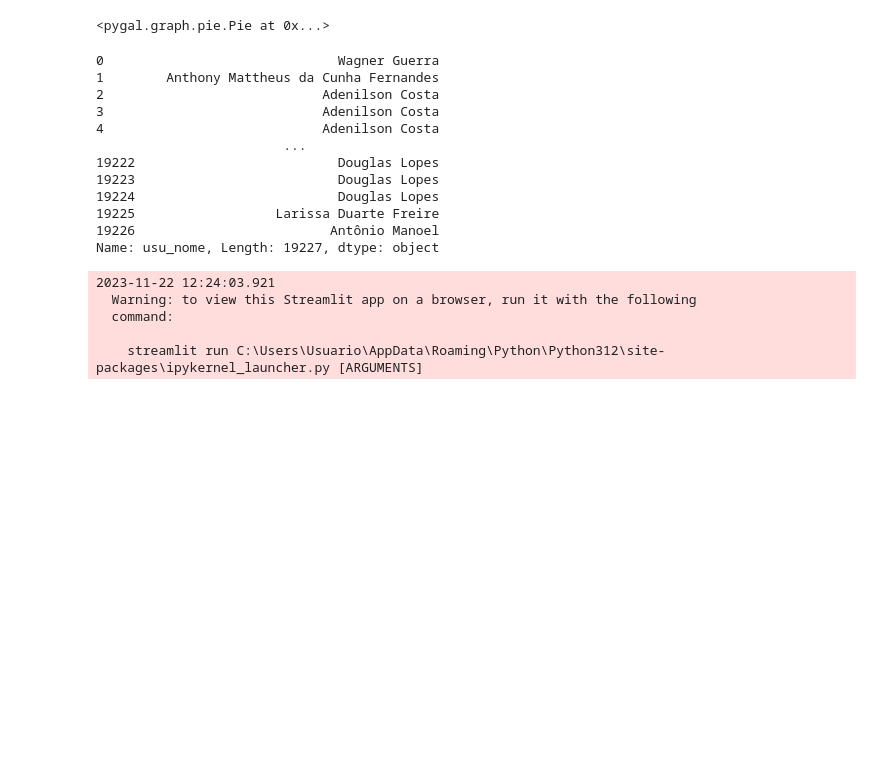
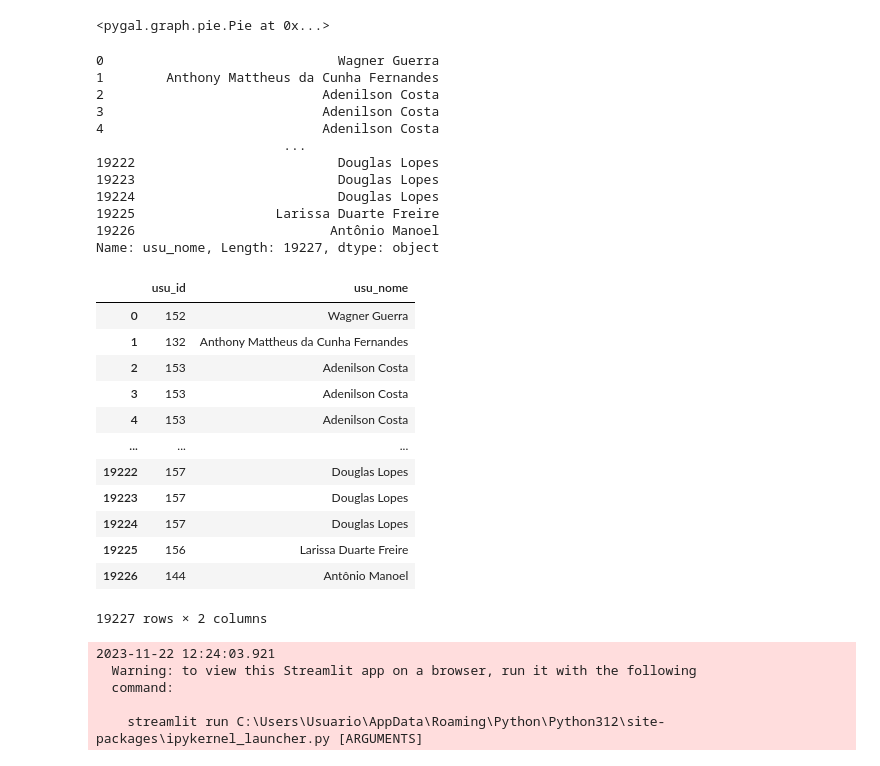
Before and after one commit to alisson002/Dashboard-TN, a Jupyter notebook: graficosPython.ipynb, the cells around one changed output. Drawn from its saved outputs; the diff is of its cells as text; code cells hidden in the pictures; blank space fills up the shorter version.

```diff
--- a/graficosPython.ipynb
+++ b/graficosPython.ipynb
@@ -271,33 +271,48 @@ ModuleNotFoundError: No module named 'cairosvg'
 # Recebe a tabela com as notícias
 df_noticias = pd.read_csv('tabelas/noticias online/noticiasOnline.csv', low_memory=False)
 
 df_reporter = pd.read_csv('tabelas/noticias online/usuarios.csv')
 
 # print(df_noticias['usu_id_fk'])
 # print(df_reporter[['usu_id', 'usu_nome']])
 
 ids_noticias = df_noticias['usu_id_fk']
 ids_reporter = df_reporter[['usu_id', 'usu_nome']]
 
 ids_noticias = ids_noticias.rename('usu_id')
 #print(ids_noticias)
 
 merge_ids_reporterNoticias = pd.merge(ids_noticias, ids_reporter, on='usu_id', how='left')
 
 print(merge_ids_reporterNoticias['usu_nome'])
+
+merge_ids_reporterNoticias
 # %% [output]
 0                              Wagner Guerra
 1        Anthony Mattheus da Cunha Fernandes
 2                            Adenilson Costa
 3                            Adenilson Costa
 4                            Adenilson Costa
                         ...
 19222                          Douglas Lopes
 19223                          Douglas Lopes
 19224                          Douglas Lopes
 19225                  Larissa Duarte Freire
 19226                         Antônio Manoel
 Name: usu_nome, Length: 19227, dtype: object
+|  | usu_id | usu_nome |
+| 0 | 152 | Wagner Guerra |
+| 1 | 132 | Anthony Mattheus da Cunha Fernandes |
+| 2 | 153 | Adenilson Costa |
+| 3 | 153 | Adenilson Costa |
+| 4 | 153 | Adenilson Costa |
+| ... | ... | ... |
+| 19222 | 157 | Douglas Lopes |
+| 19223 | 157 | Douglas Lopes |
+| 19224 | 157 | Douglas Lopes |
+| 19225 | 156 | Larissa Duarte Freire |
+| 19226 | 144 | Antônio Manoel |
+19227 rows × 2 columns
 # %%
 import streamlit as st
 import pygal
```
Also changed, not shown: parts of 3 cells of this notebook, 9 other files.
